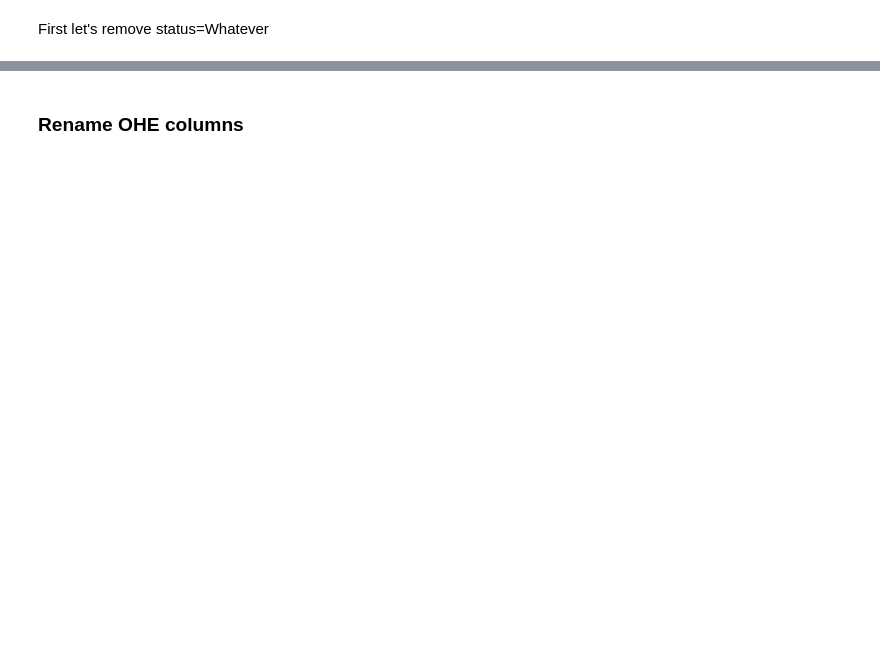
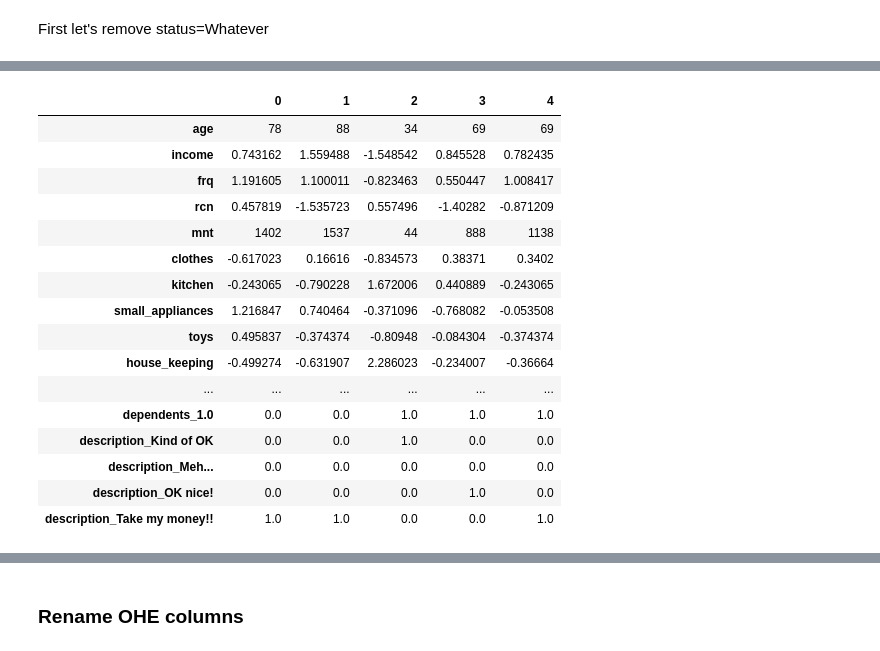
Before and after one commit to mattiavann/Data-Mining-26-27, a Jupyter notebook: notebooks/lab07_data_preprocess.ipynb, the cells around one changed output, grey strips where cells are left out. Saved outputs shown, nothing was run; the diff lists cells and outputs as text; code cells hidden in the pictures; blank space fills up the shorter version.

```diff
--- a/notebooks/lab07_data_preprocess.ipynb
+++ b/notebooks/lab07_data_preprocess.ipynb
@@ -352,0 +527,4 @@ ss_scaled_feat
+# %%
+ss_scaler = StandardScaler()
+ss_scaled_feat = ss_scaler.fit_transform(df_standard[metric_features])
+ss_scaled_feat
@@ -496,7 +730,25 @@ ohc_df
 # %%
 # Reassigning df to contain ohc variables
 df_ohc = pd.concat([df_ohc, ohc_df], axis=1)
-df_ohc.head()
+df_ohc.head().T
+# %% [output]
+|  | 0 | 1 | 2 | 3 | 4 |
+| age | 78 | 88 | 34 | 69 | 69 |
+| income | 0.743162 | 1.559488 | -1.548542 | 0.845528 | 0.782435 |
+| frq | 1.191605 | 1.100011 | -0.823463 | 0.550447 | 1.008417 |
+| rcn | 0.457819 | -1.535723 | 0.557496 | -1.40282 | -0.871209 |
+| mnt | 1402 | 1537 | 44 | 888 | 1138 |
+| clothes | -0.617023 | 0.16616 | -0.834573 | 0.38371 | 0.3402 |
+| kitchen | -0.243065 | -0.790228 | 1.672006 | 0.440889 | -0.243065 |
+| small_appliances | 1.216847 | 0.740464 | -0.371096 | -0.768082 | -0.053508 |
+| toys | 0.495837 | -0.374374 | -0.80948 | -0.084304 | -0.374374 |
+| house_keeping | -0.499274 | -0.631907 | 2.286023 | -0.234007 | -0.36664 |
+| ... | ... | ... | ... | ... | ... |
+| dependents_1.0 | 0.0 | 0.0 | 1.0 | 1.0 | 1.0 |
+| description_Kind of OK | 0.0 | 0.0 | 1.0 | 0.0 | 0.0 |
+| description_Meh... | 0.0 | 0.0 | 0.0 | 0.0 | 0.0 |
+| description_OK nice! | 0.0 | 0.0 | 0.0 | 1.0 | 0.0 |
+| description_Take my money!! | 1.0 | 1.0 | 0.0 | 0.0 | 1.0 |
 # %%
 df = df_ohc.copy()
 # %%
```
Also changed, not shown: parts of 30 cells of this notebook.
